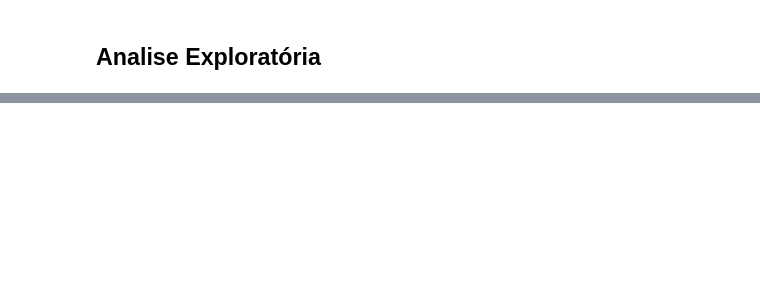
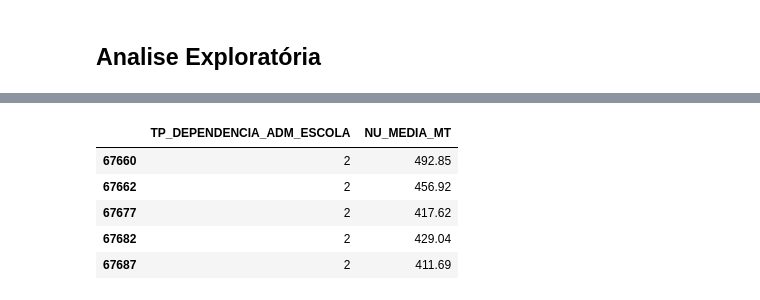
Before and after one commit to insper-classroom/23-1a-cd-p2-lucca_pedro_rafael, a Jupyter notebook: P2.ipynb, the cells around one changed output, grey strips where cells are left out. Cells and saved outputs as stored; diff of their text form; code cells hidden in the pictures; blank space fills up the shorter version.

```diff
--- a/P2.ipynb
+++ b/P2.ipynb
@@ -73,0 +93,9 @@ plt.show()
+# %%
+tipo2.head()
+# %% [output]
+|  | TP_DEPENDENCIA_ADM_ESCOLA | NU_MEDIA_MT |
+| 67660 | 2 | 492.85 |
+| 67662 | 2 | 456.92 |
+| 67677 | 2 | 417.62 |
+| 67682 | 2 | 429.04 |
+| 67687 | 2 | 411.69 |
```
Also changed, not shown: parts of 4 cells of this notebook.
